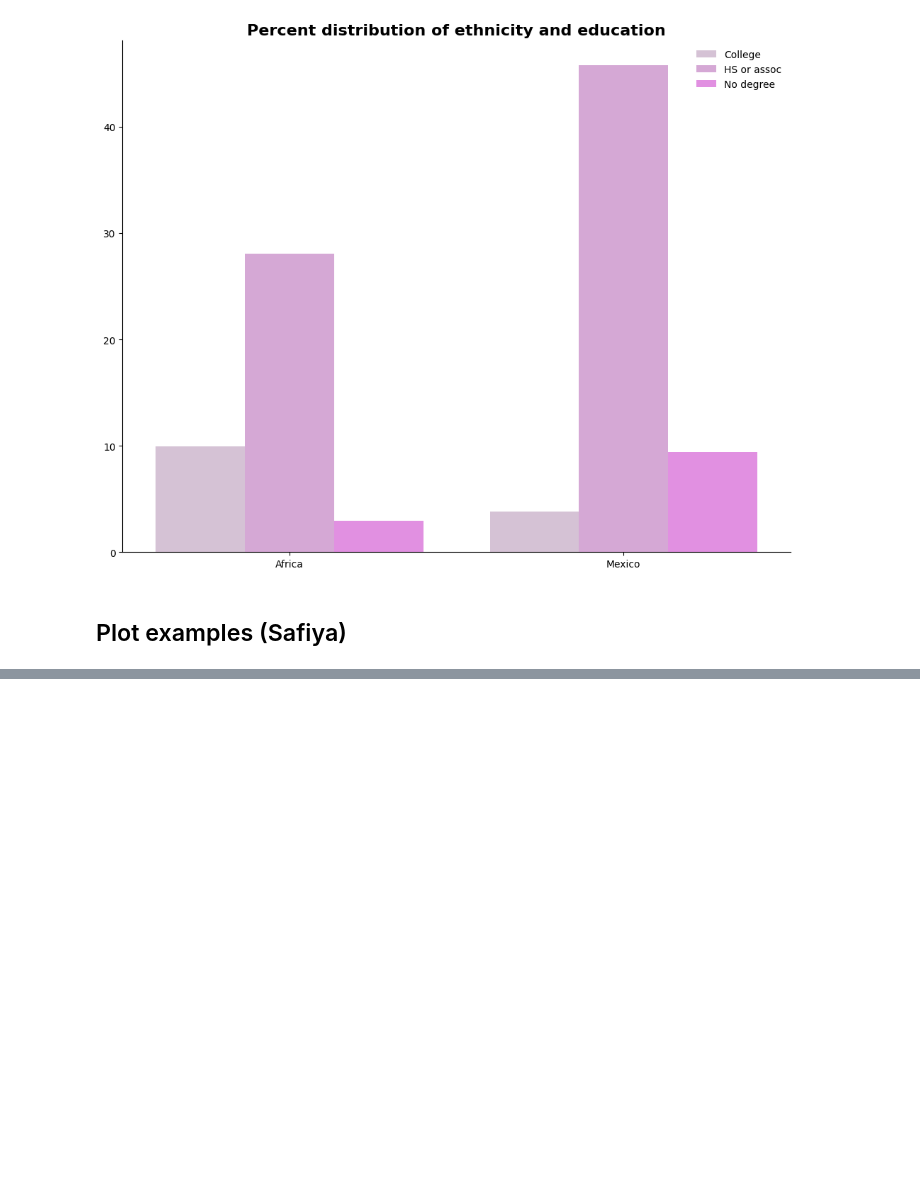
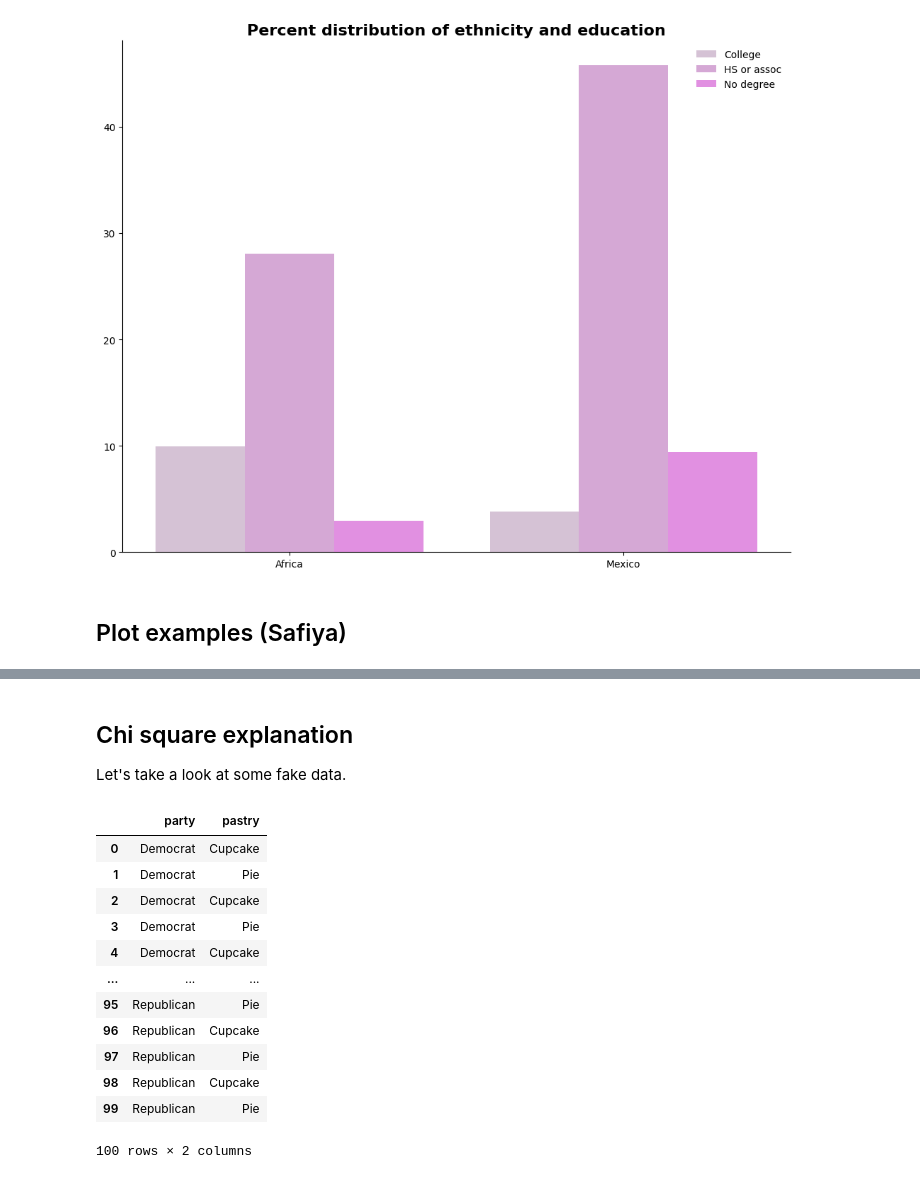
Before and after one commit to joshuamegnauth54/data765-intro-python-tutoring, a Jupyter notebook: thesis_2023/03_requested_ex.ipynb, the cells around one changed output, grey strips where cells are left out. Saved outputs shown, nothing was run; the diff lists cells and outputs as text; code cells hidden in the pictures; blank space fills up the shorter version.

Commit message:
Start draft of stats explanations

```diff
--- a/thesis_2023/03_requested_ex.ipynb
+++ b/thesis_2023/03_requested_ex.ipynb
@@ -250,0 +266,24 @@ ses_fig, ses_ax = weighted_kde(
+# %% [markdown]
+## Chi square explanation
+
+Let's take a look at some fake data.
+# %%
+party = np.repeat(["Democrat", "Republican"], [50, 50])
+pastry = np.fromiter(cycle(["Cupcake", "Pie"]), np.dtype(('U', 7)), count=100)
+great_debate = pd.DataFrame({"party": party, "pastry": pastry}, dtype="category")
+
+great_debate
+# %% [output]
+|  | party | pastry |
+| 0 | Democrat | Cupcake |
+| 1 | Democrat | Pie |
+| 2 | Democrat | Cupcake |
+| 3 | Democrat | Pie |
+| 4 | Democrat | Cupcake |
+| ... | ... | ... |
+| 95 | Republican | Pie |
+| 96 | Republican | Cupcake |
+| 97 | Republican | Pie |
+| 98 | Republican | Cupcake |
+| 99 | Republican | Pie |
+100 rows × 2 columns
```
Also changed, not shown: parts of 4 cells of this notebook, 5 other files.
